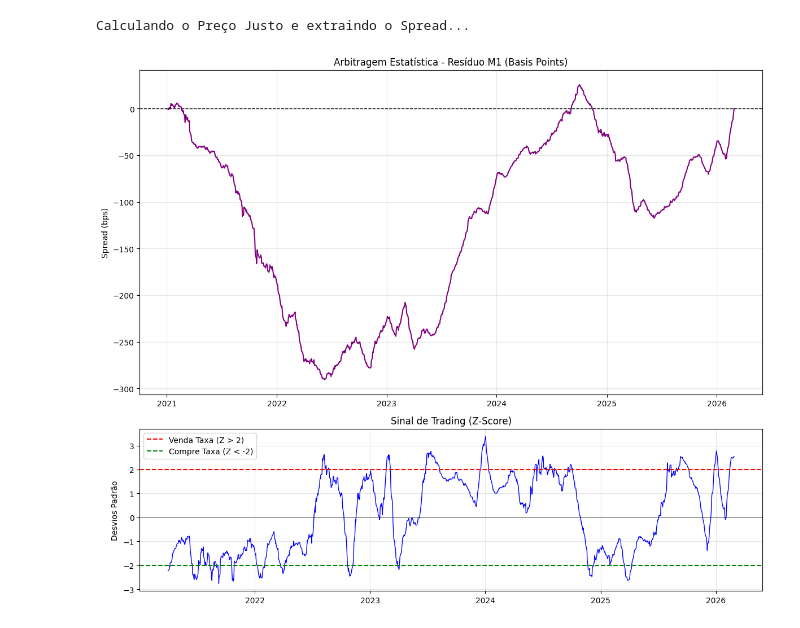
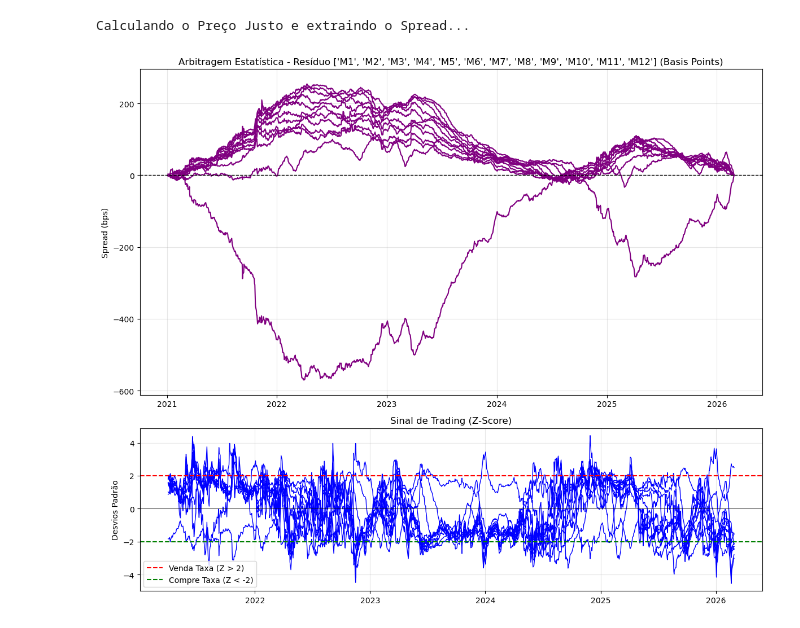
Before and after one commit to adrianfilipe/artigo_di, a Jupyter notebook: code.ipynb, the cells around one changed output. Cells and saved outputs as stored; diff of their text form; code cells hidden in the pictures.

```diff
--- a/code.ipynb
+++ b/code.ipynb
@@ -143,6 +122,8 @@ Calculando o Preço Justo e extraindo o Spread...
 # %%
 # EXTRAÇÃO DO RESÍDUO (A ANOMALIA)
 print("Calculando o Preço Justo e extraindo o Spread...")
+
+df_pca = df_pivot.copy()
 # Reconstruir variação teórica (usando APENAS os 3 fatores)
 theo_diff = pca.inverse_transform(factors)
 df_theo_diff = pd.DataFrame(theo_diff, index=df_diff.index, columns=df_diff.columns)
@@ -154,38 +135,38 @@ df_theo_rates = df_theo_diff.cumsum() + df_pca.iloc[0]
 df_real_rates = df_pca.iloc[1:]
 df_spreads = df_real_rates - df_theo_rates
 
-# Analisar o Vértice M5
-vertice_alvo = 'M1'
-spread_alvo = df_spreads[vertice_alvo]
+# Analisar o os vertices e M1 a M12
+vertices_alvo = ['M1','M2','M3','M4','M5', 'M6', 'M7', 'M8', 'M9', 'M10', 'M11', 'M12']
+spread_alvo = df_spreads[vertices_alvo]
 
 # Z-Score (Janela Móvel de 60 dias)
 window = 60
 z_score = (spread_alvo - spread_alvo.rolling(window).mean()) / spread_alvo.rolling(window).std()
 
 # Plotar Arbitragem (Gráfico 2)
 fig, (ax1, ax2) = plt.subplots(2, 1, figsize=(12, 10), gridspec_kw={'height_ratios': [2, 1]})
 
 ax1.plot(spread_alvo.index, spread_alvo.values * 100, color='purple', linewidth=1.5)
 ax1.axhline(0, color='black', linestyle='--', linewidth=1)
-ax1.set_title(f'Arbitragem Estatística - Resíduo {vertice_alvo} (Basis Points)')
+ax1.set_title(f'Arbitragem Estatística - Resíduo {vertices_alvo} (Basis Points)')
 ax1.set_ylabel('Spread (bps)')
 ax1.grid(True, alpha=0.3)
 
 ax2.plot(z_score.index, z_score.values, color='blue', linewidth=1)
 ax2.axhline(2, color='red', linestyle='--', label='Venda Taxa (Z > 2)')
 ax2.axhline(-2, color='green', linestyle='--', label='Compre Taxa (Z < -2)')
 ax2.axhline(0, color='black', linewidth=0.5)
 ax2.set_title('Sinal de Trading (Z-Score)')
 ax2.set_ylabel('Desvios Padrão')
 ax2.legend()
 ax2.grid(True, alpha=0.3)
 
 plt.tight_layout()
 plt.savefig('Figures/arbitragem_spread.png')
 plt.show()
 # %% [output]
 Calculando o Preço Justo e extraindo o Spread...
-[figure, old version]
+[figure, new version]
 # %%
 # Plotar Arbitragem (Gráfico 2 - Spread)
 plt.figure(figsize=(12, 5))
```
Also changed, not shown: parts of 12 cells of this notebook.
